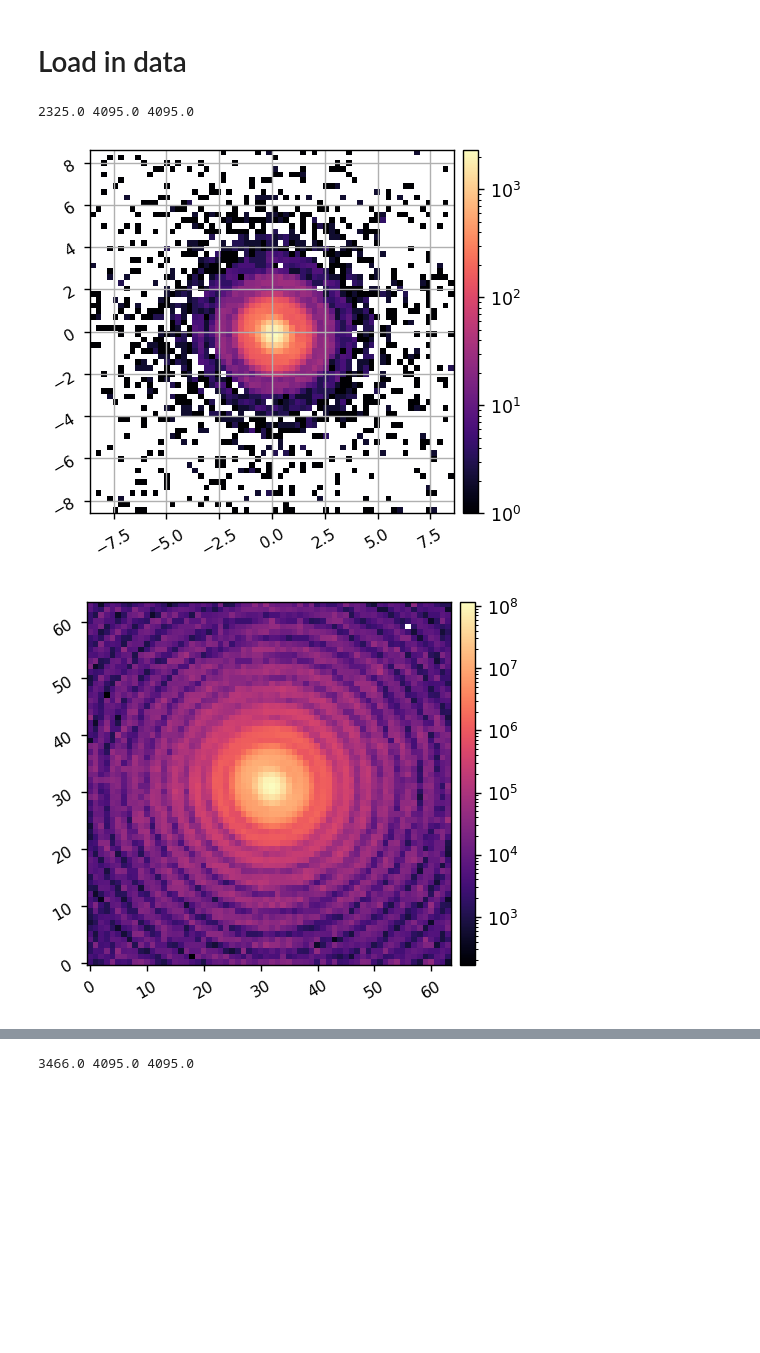
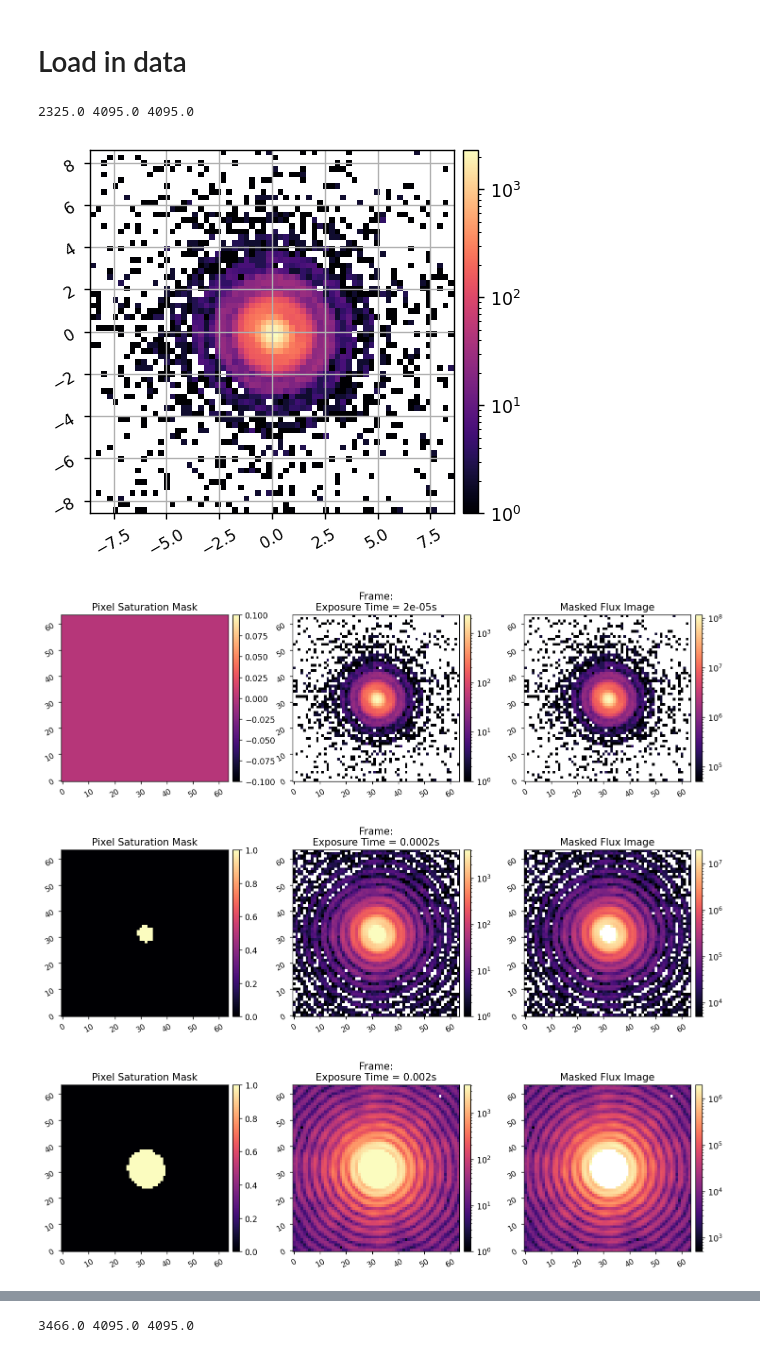
Before and after one commit to kian1377/opti513l-final, a Jupyter notebook: real_data_analysis_on_axis.ipynb, the cells around one changed output, grey strips where cells are left out. Drawn from its saved outputs; the diff is of its cells as text; code cells hidden in the pictures; blank space fills up the shorter version.

```diff
--- a/real_data_analysis_on_axis.ipynb
+++ b/real_data_analysis_on_axis.ipynb
@@ -89,28 +89,30 @@ nim = 64
 # %%
 # -2
 xc = 573
 yc = 1009
 tiff1 = f'data-fl150-pd7-2/defocus_{long_defocus[0]:d}mm_20us.tiff'
 tiff2 = f'data-fl150-pd7-2/defocus_{long_defocus[0]:d}mm_200us.tiff'
 tiff3 = f'data-fl150-pd7-2/defocus_{long_defocus[0]:d}mm_2000us.tiff'
 im_def_1 = crop(plt.imread(tiff1), xc, yc, nim)/16
 im_def_2 = crop(plt.imread(tiff2), xc, yc,  nim)/16
 im_def_3 = crop(plt.imread(tiff3), xc, yc, nim)/16
 
 print(im_def_1.max(), im_def_2.max(), im_def_3.max())
 
 imshow1(im_def_1, lognorm=True, pxscl=pixelscale_lamD, grid=True,
         # axlims=[55, 71, 55, 71],
         )
 
 ims = np.array([im_def_1, im_def_2, im_def_3])
 exp_times_def = [20e-6, 200e-6, 2000e-6]
 
 def_im_n2 = sum_ims(ims, exp_times_def,
-                        # plot=True,
+                        plot=True,
                         )
 imshow1(def_im_n2, lognorm=True)
 # %% [output]
 2325.0 4095.0 4095.0
 [figure]
-[figure, old version]
+[figure, new version]
+[figure, added]
+[figure, added]
```
Also changed, not shown: parts of 8 cells of this notebook, 5 other files.
